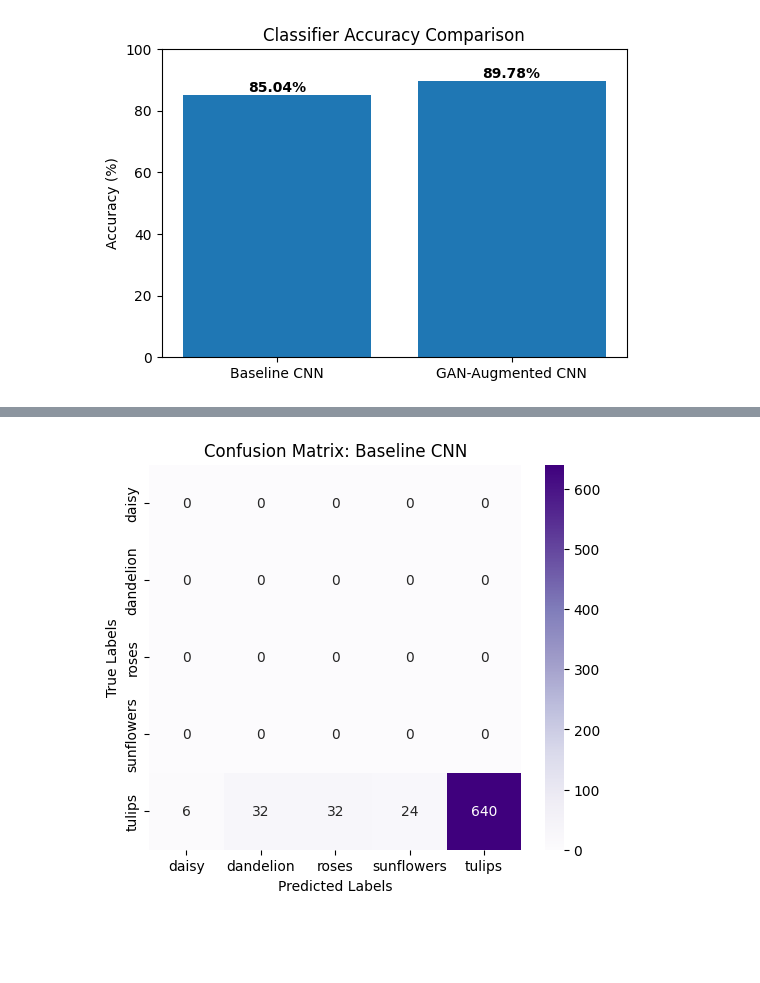
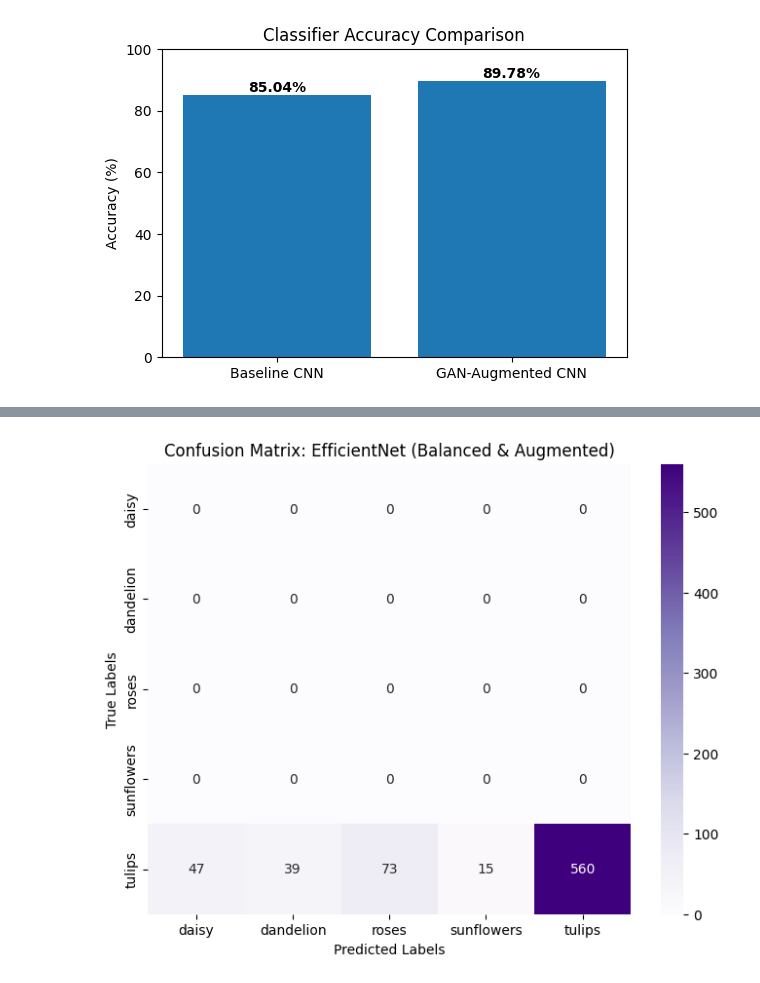
Before and after one commit to Meghanab1909/GAN_IMAGE_AUGMENTATION, a Jupyter notebook: GAN_Based_Image_Augmentation.ipynb, the cells around one changed output, grey strips where cells are left out. Drawn from its saved outputs; the diff is of its cells as text; code cells hidden in the pictures; blank space fills up the shorter version.

```diff
--- a/GAN_Based_Image_Augmentation.ipynb
+++ b/GAN_Based_Image_Augmentation.ipynb
@@ -406,7 +547,7 @@ import torchvision.datasets as datasets
 seed = 42
 torch.manual_seed(seed); random.seed(seed); np.random.seed(seed)
 
-WORKDIR = '/content/drive/MyDrive/FlowerGAN_Project'
+WORKDIR = './FlowerGAN_Project'
 data_dir = os.path.join(WORKDIR, 'flowers')
 
 # transforms (same as we will use for filtering)
@@ -526,13 +667,13 @@ import glob
 
 # ---------- Load baseline classifier ----------
 clf = CNNModel().to(device)
-clf.load_state_dict(torch.load('/content/drive/MyDrive/FlowerGAN_Project/model_baseline.pth', map_location=device))
+clf.load_state_dict(torch.load('./FlowerGAN_Project/model_baseline.pth', map_location=device))
 clf.eval()
 print("✅ Loaded baseline CNN classifier")
 
 # ---------- Setup ----------
 filter_threshold = 0.8   # confidence cutoff
-filtered_root = '/content/drive/MyDrive/FlowerGAN_Project/generated_filtered'
+filtered_root = './FlowerGAN_Project/generated_filtered'
 os.makedirs(filtered_root, exist_ok=True)
 
 # same transform as baseline training
@@ -544,7 +685,7 @@ filter_transform = transforms.Compose([
 # ---------- Filter loop ----------
 for c in range(num_classes):
     class_name = gan_dataset.classes[c]
-    src = os.path.join('/content/drive/MyDrive/FlowerGAN_Project/generated', class_name, '*.png')
+    src = os.path.join('./FlowerGAN_Project/generated', class_name, '*.png')
     dest = os.path.join(filtered_root, class_name)
     os.makedirs(dest, exist_ok=True)
     kept = 0
@@ -578,13 +719,13 @@ import torch
 
 # ✅ Load your CNN classifier again
 clf = CNNModel().to(device)
-clf.load_state_dict(torch.load('/content/drive/MyDrive/FlowerGAN_Project/model_baseline.pth', map_location=device))
+clf.load_state_dict(torch.load('./FlowerGAN_Project/model_baseline.pth', map_location=device))
 clf.eval()
 print("✅ Loaded baseline CNN classifier")
 
 # ✅ New relaxed threshold
 filter_threshold = 0.5
-filtered_root = '/content/drive/MyDrive/FlowerGAN_Project/generated_filtered'
+filtered_root = './FlowerGAN_Project/generated_filtered'
 os.makedirs(filtered_root, exist_ok=True)
 
 filter_transform = transforms.Compose([
@@ -595,7 +736,7 @@ filter_transform = transforms.Compose([
 # ✅ Smart filter with per-class fallback
 for c in range(num_classes):
     class_name = gan_dataset.classes[c]
-    src = os.path.join('/content/drive/MyDrive/FlowerGAN_Project/generated', class_name, '*.png')
+    src = os.path.join('./FlowerGAN_Project/generated', class_name, '*.png')
     dest = os.path.join(filtered_root, class_name)
     os.makedirs(dest, exist_ok=True)
     kept = 0
@@ -678,11 +809,11 @@ aug_transform = transforms.Compose([
 ])
 
 # ✅ Load real dataset (safe)
-real_ds = ImageFolder('/content/drive/MyDrive/FlowerGAN_Project/flowers', transform=aug_transform)
+real_ds = ImageFolder('./FlowerGAN_Project/flowers', transform=aug_transform)
 print("📸 Real images:", len(real_ds))
 
 # ✅ Load synthetic dataset safely (skip empty classes)
-filtered_root = '/content/drive/MyDrive/FlowerGAN_Project/generated_filtered'
+filtered_root = './FlowerGAN_Project/generated_filtered'
 valid_class_folders = [os.path.join(filtered_root, c) for c in os.listdir(filtered_root) if os.listdir(os.path.join(filtered_root, c))]
 if len(valid_class_folders) == 0:
     print("⚠️ No valid synthetic images found — training on real dataset only.")
@@ -747,7 +878,7 @@ for epoch in range(num_epochs):
     acc = 100 * correct / total
     print(f"Epoch [{epoch+1}/{num_epochs}] - Loss: {running_loss/len(combined_loader):.4f} - Accuracy: {acc:.2f}%")
 
-torch.save(model_aug.state_dict(), '/content/drive/MyDrive/FlowerGAN_Project/model_augmented_final.pth')
+torch.save(model_aug.state_dict(), './FlowerGAN_Project/model_augmented_final.pth')
 print("✅ Final augmented model saved successfully.")
 # %% [output]
 📸 Real images: 3670
@@ -796,7 +927,7 @@ import os
 
 # ✅ 1. Data setup
 tf = transforms.Compose([transforms.Resize((128,128)), transforms.ToTensor()])
-data_dir = '/content/drive/MyDrive/FlowerGAN_Project/flowers'
+data_dir = './FlowerGAN_Project/flowers'
 
 # ✅ Load small test split (20% of real data)
 full = datasets.ImageFolder(data_dir, transform=tf)
@@ -807,38 +938,38 @@ test_loader = DataLoader(test_ds, batch_size=32, shuffle=False)
 classes = full.classes
 print("Classes:", classes)
 
-# ✅ 2. CNN architecture (same as training)
-class CNNModel(torch.nn.Module):
-    def __init__(self):
-        super().__init__()
-        self.conv1 = torch.nn.Conv2d(3, 32, 3, padding=1)
-        self.pool = torch.nn.MaxPool2d(2, 2)
-        self.conv2 = torch.nn.Conv2d(32, 64, 3, padding=1)
-        self.fc1 = torch.nn.Linear(64 * 32 * 32, 128)
-        self.fc2 = torch.nn.Linear(128, len(classes))
-        self.relu = torch.nn.ReLU()
-        self.drop = torch.nn.Dropout(0.3)
-    def forward(self, x):
-        x = self.pool(self.relu(self.conv1(x)))
-        x = self.pool(self.relu(self.conv2(x)))
-        x = x.view(x.size(0), -1)
-        x = self.drop(self.relu(self.fc1(x)))
-        return self.fc2(x)
+from torchvision import models
+import torch.nn as nn
 
 device = torch.device('cuda' if torch.cuda.is_available() else 'cpu')
+n_classes = len(classes)
 
-# ✅ 3. Evaluation function (handles mismatched class counts safely)
+def build_model(n_classes):
+    model = models.efficientnet_b0(pretrained=False)  # pretrained=False since we’ll load weights
+    in_feats = model.classifier[1].in_features
+    model.classifier = nn.Sequential(
+        nn.Dropout(p=0.4, inplace=True),
+        nn.Linear(in_feats, n_classes)
+    )
+    return model.to(device)
+
+# ✅ 3. Evaluation function for EfficientNet models
+from sklearn.metrics import classification_report, confusion_matrix
+import seaborn as sns
+import matplotlib.pyplot as plt
+import numpy as np
+
 def evaluate_model(path, title):
-    m = CNNModel().to(device)
+    model = build_model(n_classes)
     state_dict = torch.load(path, map_location=device)
-    m.load_state_dict(state_dict, strict=False)
-    m.eval()
+    model.load_state_dict(state_dict, strict=False)
+    model.eval()
 
     y_true, y_pred = [], []
     with torch.no_grad():
         for imgs, lbls in test_loader:
             imgs = imgs.to(device)
-            out = m(imgs)
+            out = model(imgs)
             preds = out.argmax(1).cpu().numpy()
             y_pred.extend(preds)
             y_true.extend(lbls.numpy())
@@ -846,28 +977,18 @@ def evaluate_model(path, title):
     acc = np.mean(np.array(y_true) == np.array(y_pred))
     print(f"\n📊 {title} Accuracy: {acc*100:.2f}%")
 
-    # Identify only valid classes present in predictions
-    unique_preds = np.unique(y_pred)
-    valid_classes = [classes[i] for i in unique_preds if i < len(classes)]
+    print(classification_report(y_true, y_pred, target_names=classes, zero_division=0))
 
-    # Safe classification report
-    try:
-        print(classification_report(y_true, y_pred, target_names=valid_classes, zero_division=0))
-    except:
-        print("⚠️ Skipping classification report due to mismatch in class count.")
-
-    # Confusion matrix visualization
-    cm = confusion_matrix(y_true, y_pred, labels=unique_preds)
-    plt.figure(figsize=(6,5))
+    cm = confusion_matrix(y_true, y_pred)
+    plt.figure(figsize=(8,6))
     sns.heatmap(cm, annot=True, fmt='d', cmap='Purples',
-                xticklabels=valid_classes, yticklabels=valid_classes)
+                xticklabels=classes, yticklabels=classes)
     plt.title(f'Confusion Matrix: {title}')
     plt.xlabel('Predicted Labels')
     plt.ylabel('True Labels')
     plt.show()
 
-# ✅ 4. Run evaluation for both models
-evaluate_model('/content/drive/MyDrive/FlowerGAN_Project/model_baseline.pth', 'Baseline CNN')
-evaluate_model('/content/drive/MyDrive/FlowerGAN_Project/model_augmented_final.pth', 'GAN-Augmented CNN')
+# ✅ 4. Evaluate trained models
+evaluate_model('./FlowerGAN_Project/effnet_b0_best.pth', 'EfficientNet (Balanced & Augmented)')
 # %% [output]
 Classes: ['daisy', 'dandelion', 'roses', 'sunflowers', 'tulips']
@@ -887 +1007 @@ weighted avg       1.00      0.87      0.93       734
-[figure, old version]
+[figure, new version]
```
Also changed, not shown: parts of 24 cells of this notebook.
